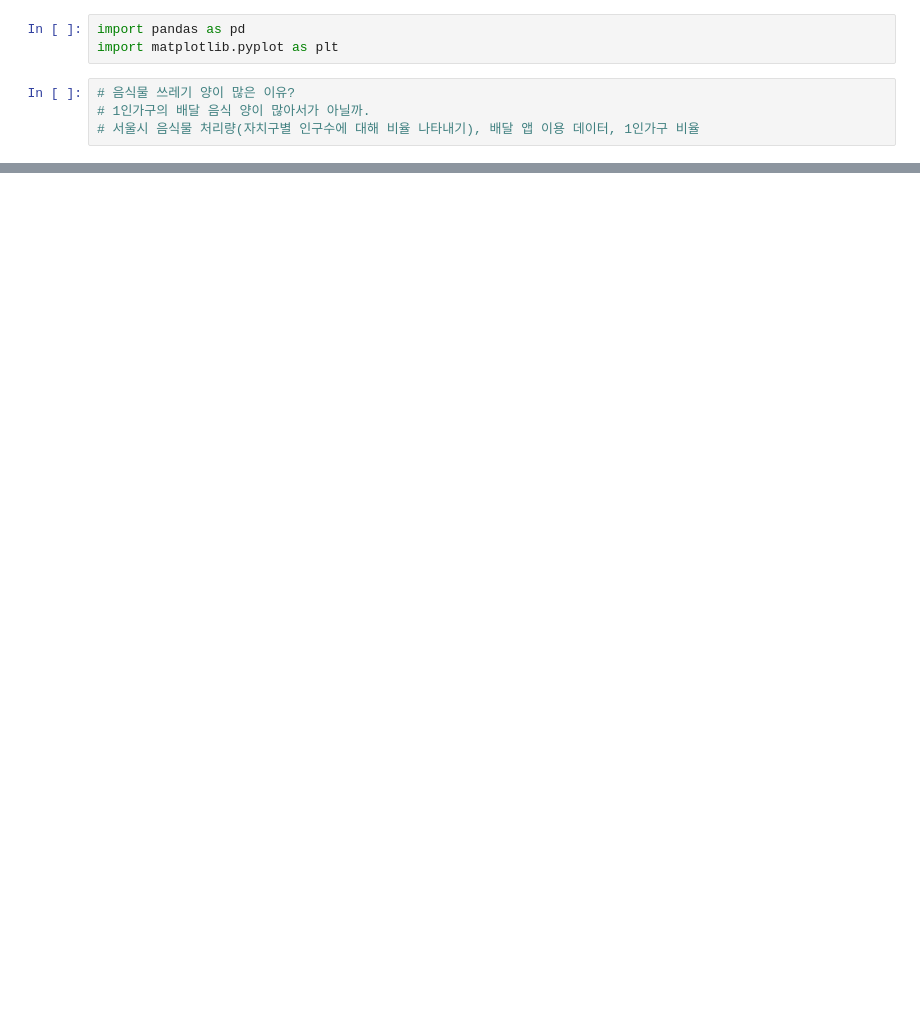
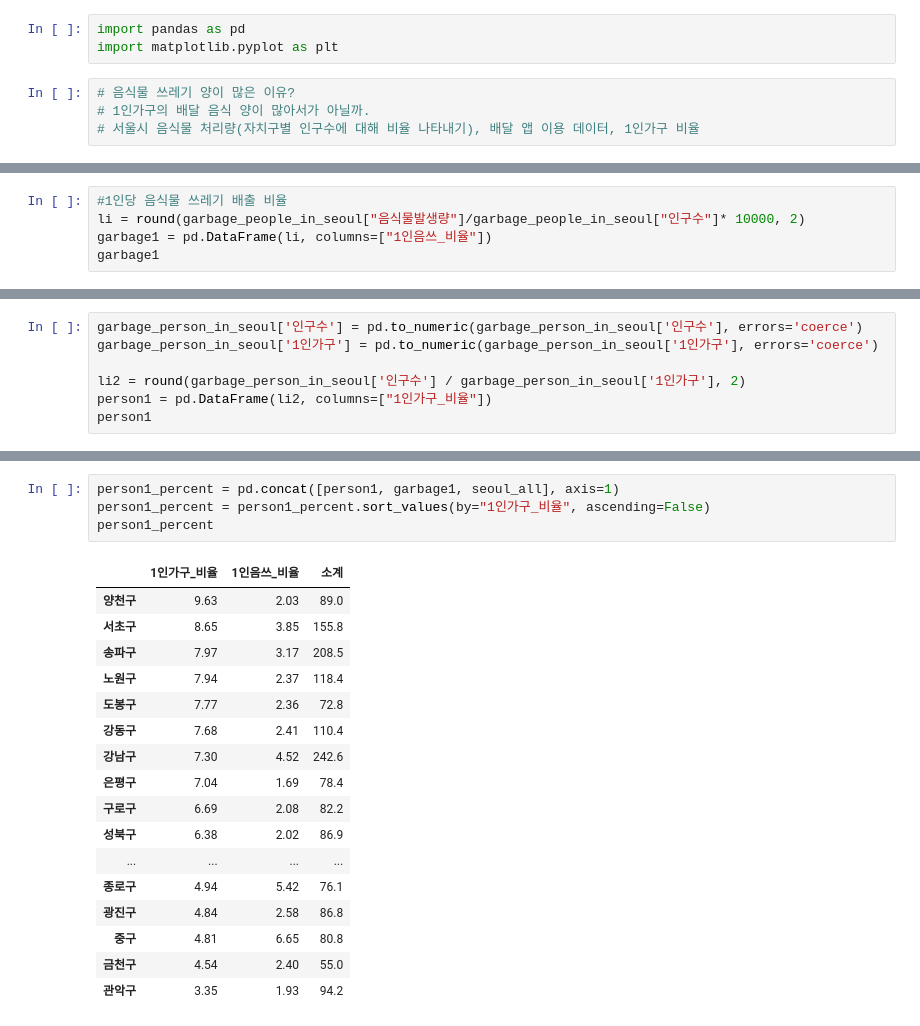
Before and after one commit to imnarin0316/project, a Jupyter notebook: seoul/seoul_graph.ipynb, the cells around one changed output, grey strips where cells are left out. Cells and saved outputs as stored; diff of their text form; blank space fills up the shorter version.

```diff
--- a/seoul/seoul_graph.ipynb
+++ b/seoul/seoul_graph.ipynb
@@ -47,0 +116,5 @@ plt.show()
+# %%
+#1인당 음식물 쓰레기 배출 비율
+li = round(garbage_people_in_seoul["음식물발생량"]/garbage_people_in_seoul["인구수"]* 10000, 2)
+garbage1 = pd.DataFrame(li, columns=["1인음쓰_비율"])
+garbage1
@@ -47,0 +191,7 @@ plt.show()
+# %%
+garbage_person_in_seoul['인구수'] = pd.to_numeric(garbage_person_in_seoul['인구수'], errors='coerce')
+garbage_person_in_seoul['1인가구'] = pd.to_numeric(garbage_person_in_seoul['1인가구'], errors='coerce')
+
+li2 = round(garbage_person_in_seoul['인구수'] / garbage_person_in_seoul['1인가구'], 2)
+person1 = pd.DataFrame(li2, columns=["1인가구_비율"])
+person1
@@ -47,0 +216,22 @@ plt.show()
+# %%
+person1_percent = pd.concat([person1, garbage1, seoul_all], axis=1)
+person1_percent = person1_percent.sort_values(by="1인가구_비율", ascending=False)
+person1_percent
+# %% [output]
+|  | 1인가구_비율 | 1인음쓰_비율 | 소계 |
+| 양천구 | 9.63 | 2.03 | 89.0 |
+| 서초구 | 8.65 | 3.85 | 155.8 |
+| 송파구 | 7.97 | 3.17 | 208.5 |
+| 노원구 | 7.94 | 2.37 | 118.4 |
+| 도봉구 | 7.77 | 2.36 | 72.8 |
+| 강동구 | 7.68 | 2.41 | 110.4 |
+| 강남구 | 7.30 | 4.52 | 242.6 |
+| 은평구 | 7.04 | 1.69 | 78.4 |
+| 구로구 | 6.69 | 2.08 | 82.2 |
+| 성북구 | 6.38 | 2.02 | 86.9 |
+| ... | ... | ... | ... |
+| 종로구 | 4.94 | 5.42 | 76.1 |
+| 광진구 | 4.84 | 2.58 | 86.8 |
+| 중구 | 4.81 | 6.65 | 80.8 |
+| 금천구 | 4.54 | 2.40 | 55.0 |
+| 관악구 | 3.35 | 1.93 | 94.2 |
```
Also changed, not shown: parts of 12 cells of this notebook, 1 other file.
